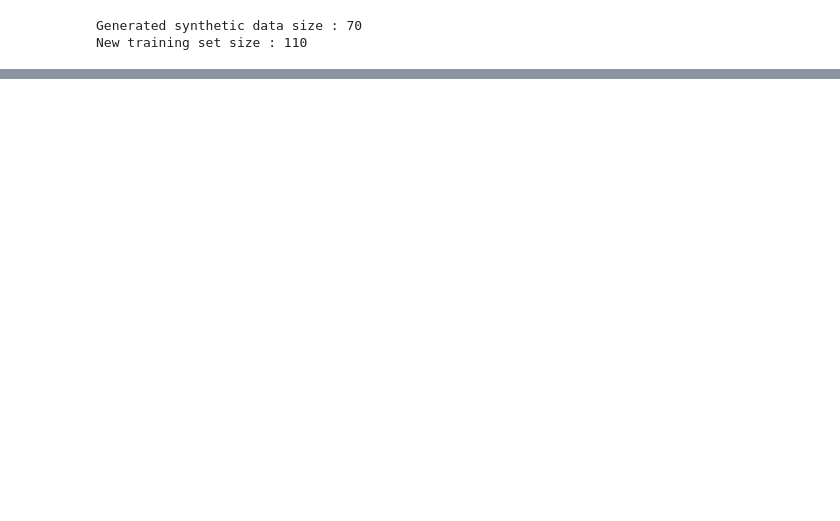
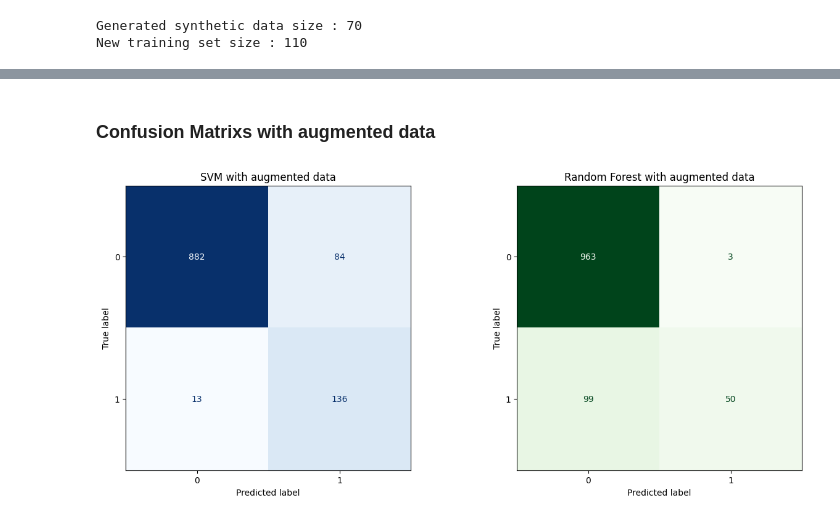
Before and after one commit to titoulef/UniGe-LLM-Project-Using-LLMs-for-data-augmentation-in-text-classification-tasks-, a Jupyter notebook: main.ipynb, the cells around one changed output, grey strips where cells are left out. Saved outputs shown, nothing was run; the diff lists cells and outputs as text; code cells hidden in the pictures; blank space fills up the shorter version.

```diff
--- a/main.ipynb
+++ b/main.ipynb
@@ -279,19 +290,7 @@ New training set size : 110
 # %%
-# Re-Vectorization
-# We relearn the vocabulary on the augmented set
+
 vectorizer_aug = TfidfVectorizer(stop_words='english')
 X_train_aug_vec = vectorizer_aug.fit_transform(X_train_aug)
 
 # IMPORTANT : We transform X_test with this NEW vectorizer
 X_test_aug_vec = vectorizer_aug.transform(X_test)
-
-# 3. Training the Augmented SVM
-clf_aug = SVC(kernel='linear')
-clf_aug.fit(X_train_aug_vec, y_train_aug)
-
-# 4. Evaluation
-y_pred_aug = clf_aug.predict(X_test_aug_vec)
-
-print("--- RESULTS WITH LLM AUGMENTATION ---")
-print(classification_report(y_test, y_pred_aug))
-print(f"New MCC Score: {matthews_corrcoef(y_test, y_pred_aug)}")
@@ -309,0 +300,8 @@ New MCC Score: 0.7060430306112683
+# %%
+rfc_aug = RandomForestClassifier(n_estimators=100, random_state=42)
+rfc_aug.fit(X_train_aug_vec, y_train_aug)
+y_pred_rfc_aug = rfc_aug.predict(X_test_aug_vec)
+
+print("--- RESULTS WITH LLM AUGMENTATION (Random Forest) ---")
+print(classification_report(y_test, y_pred_rfc_aug))
+print(f"New MCC Score: {matthews_corrcoef(y_test, y_pred_rfc_aug)}")
@@ -309,0 +323,8 @@ New MCC Score: 0.7060430306112683
+# %%
+svm_aug = SVC(kernel='linear')
+svm_aug.fit(X_train_aug_vec, y_train_aug)
+y_pred_svm_aug = svm_aug.predict(X_test_aug_vec)
+
+print("--- RESULTS WITH LLM AUGMENTATION (Random Forest) ---")
+print(classification_report(y_test, y_pred_svm_aug))
+print(f"New MCC Score: {matthews_corrcoef(y_test, y_pred_svm_aug)}")
@@ -309,0 +343,12 @@ New MCC Score: 0.7060430306112683
+# %% [markdown]
+### Confusion Matrixs with augmented data
+# %%
+# Comparaison des matrices de confusion
+fig, ax = plt.subplots(1, 2, figsize=(15, 6))
+ConfusionMatrixDisplay.from_predictions(y_test, y_pred_svm_aug, ax=ax[0], cmap='Blues', colorbar=False)
+ax[0].set_title("SVM with augmented data")
+ConfusionMatrixDisplay.from_predictions(y_test, y_pred_rfc_aug, ax=ax[1], cmap='Greens', colorbar=False)
+ax[1].set_title("Random Forest with augmented data")
+plt.show()
+# %% [output]
+[figure, added]
```
Also changed, not shown: parts of 34 cells of this notebook, 7 other files.
